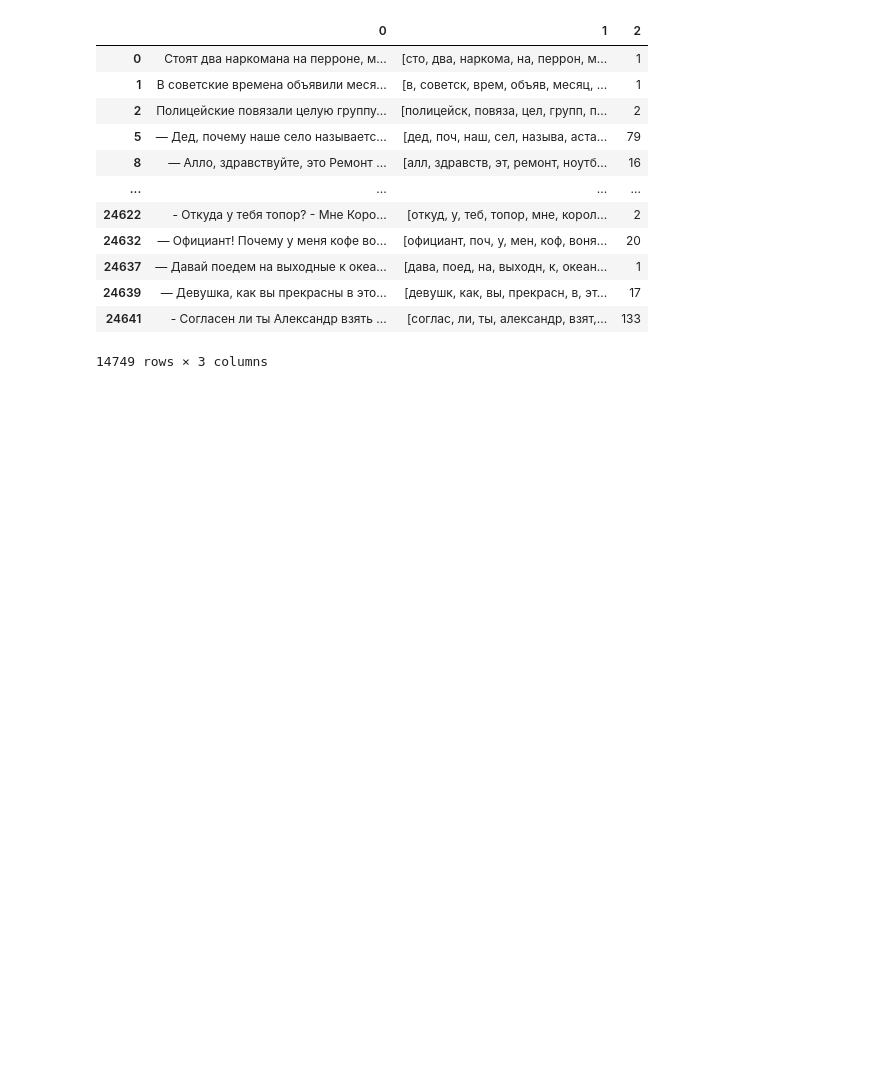
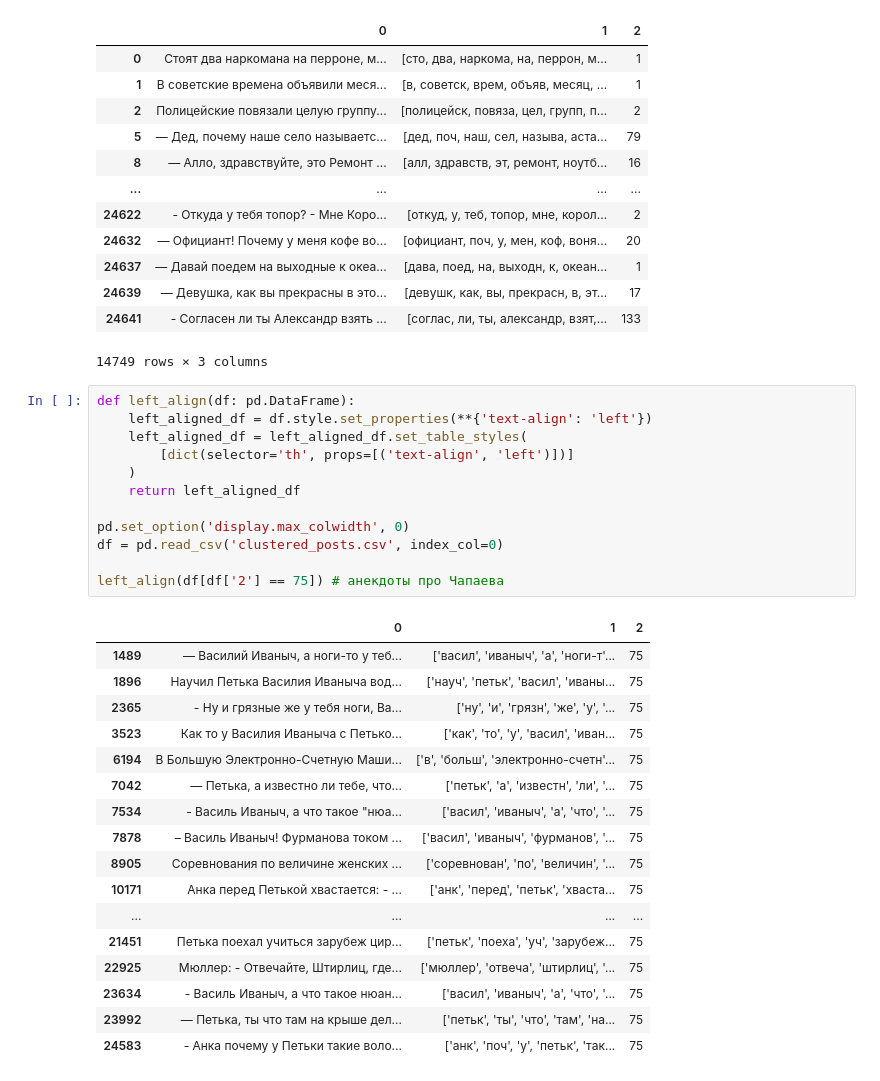
Before and after one commit to armanbolatov/baneks_clusters, a Jupyter notebook: clustering.ipynb, the cells around one changed output. Cells and saved outputs as stored; diff of their text form; blank space fills up the shorter version.

```diff
--- a/clustering.ipynb
+++ b/clustering.ipynb
@@ -139,4 +143,34 @@ df
 | 24639 | — Девушка, как вы прекрасны в это... | [девушк, как, вы, прекрасн, в, эт... | 17 |
 | 24641 | - Согласен ли ты Александр взять ... | [соглас, ли, ты, александр, взят,... | 133 |
 14749 rows × 3 columns
+# %%
+def left_align(df: pd.DataFrame):
+    left_aligned_df = df.style.set_properties(**{'text-align': 'left'})
+    left_aligned_df = left_aligned_df.set_table_styles(
+        [dict(selector='th', props=[('text-align', 'left')])]
+    )
+    return left_aligned_df
+
+pd.set_option('display.max_colwidth', 0)
+df = pd.read_csv('clustered_posts.csv', index_col=0)
+
+left_align(df[df['2'] == 75]) # анекдоты про Чапаева
+# %% [output]
+|  | 0 | 1 | 2 |
+| 1489 | — Василий Иваныч, а ноги-то у теб... | ['васил', 'иваныч', 'а', 'ноги-т'... | 75 |
+| 1896 | Научил Петька Василия Иваныча вод... | ['науч', 'петьк', 'васил', 'иваны... | 75 |
+| 2365 | - Ну и грязные же у тебя ноги, Ва... | ['ну', 'и', 'грязн', 'же', 'у', '... | 75 |
+| 3523 | Как то у Василия Иваныча с Петько... | ['как', 'то', 'у', 'васил', 'иван... | 75 |
+| 6194 | В Большую Электронно-Счетную Маши... | ['в', 'больш', 'электронно-счетн'... | 75 |
+| 7042 | — Петька, а известно ли тебе, что... | ['петьк', 'а', 'известн', 'ли', '... | 75 |
+| 7534 | - Василь Иваныч, а что такое "нюа... | ['васил', 'иваныч', 'а', 'что', '... | 75 |
+| 7878 | – Василь Иваныч! Фурманова током ... | ['васил', 'иваныч', 'фурманов', '... | 75 |
+| 8905 | Соревнования по величине женских ... | ['соревнован', 'по', 'величин', '... | 75 |
+| 10171 | Анка перед Петькой хвастается: - ... | ['анк', 'перед', 'петьк', 'хваста... | 75 |
+| ... | ... | ... | ... |
+| 21451 | Петька поехал учиться зарубеж цир... | ['петьк', 'поеха', 'уч', 'зарубеж... | 75 |
+| 22925 | Мюллер: - Отвечайте, Штирлиц, где... | ['мюллер', 'отвеча', 'штирлиц', '... | 75 |
+| 23634 | - Василь Иваныч, а что такое нюан... | ['васил', 'иваныч', 'а', 'что', '... | 75 |
+| 23992 | — Петька, ты что там на крыше дел... | ['петьк', 'ты', 'что', 'там', 'на... | 75 |
+| 24583 | - Анка почему у Петьки такие воло... | ['анк', 'поч', 'у', 'петьк', 'так... | 75 |
 # %%
```
Also changed, not shown: parts of 5 cells of this notebook.
